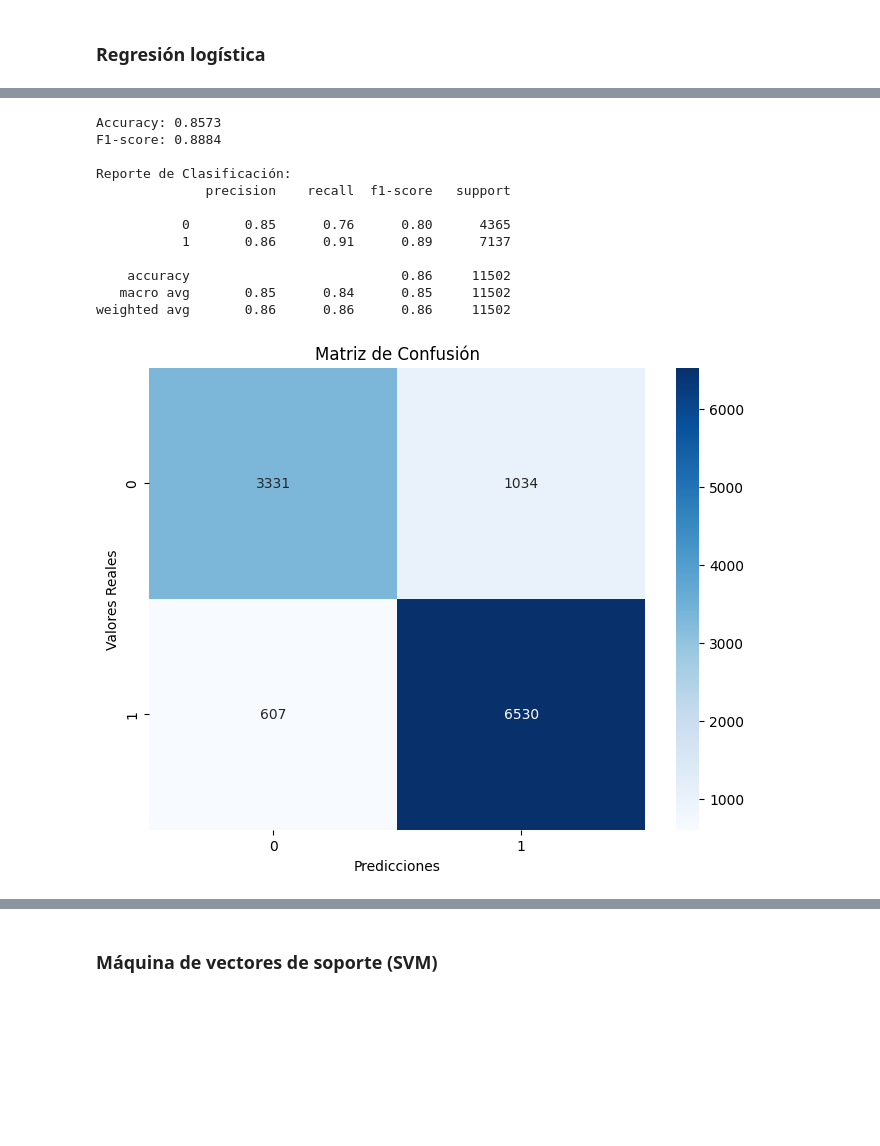
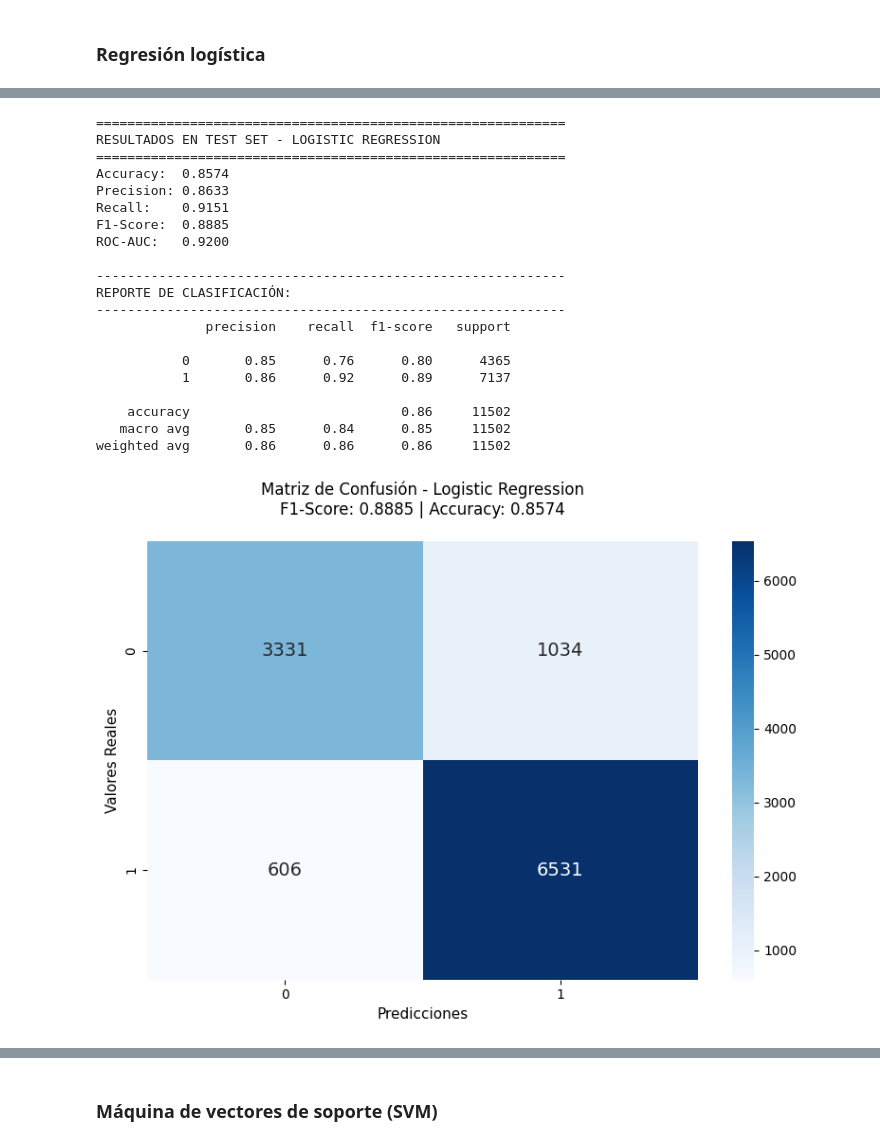
Before and after one commit to SofiaForni/aprendizaje_automatico_desertores, a Jupyter notebook: notebooks/modelos_target_binaria.ipynb, the cells around one changed output, grey strips where cells are left out. Cells and saved outputs as stored; diff of their text form; code cells hidden in the pictures; blank space fills up the shorter version.

```diff
--- a/notebooks/modelos_target_binaria.ipynb
+++ b/notebooks/modelos_target_binaria.ipynb
@@ -25,5 +51,11 @@ from sklearn.model_selection import GridSearchCV
+# %%
+data_path = '../data/base_procesada_binaria.csv'
+
+#Constants
+
+TARGET = 'target_binaria'
 # %%
-df_int_binario = pd.read_csv('../data/base_procesada_binaria.csv')
+df_int_binario = pd.read_csv(data_path)
 df_int_binario.head()
 # %% [output]
 |  | Estudios_máximos_antes_de_la_insc... | estado_civil | sexo | desplazado | Asistencia_diurna/nocturna | Cualificación_promedio_de_estudio... | ... |
@@ -35,8 +67,8 @@ df_int_binario.head()
 5 rows × 42 columns
 # %%
 # Separar features y target
-X = df_int_binario.drop('target_binaria', axis=1)
-y = df_int_binario['target_binaria']
+X = df_int_binario.drop(TARGET, axis=1)
+y = df_int_binario[TARGET]
 
 # Dividir en train y test
 X_train, X_test, y_train, y_test = train_test_split(
@@ -71,36 +133,26 @@ y_pred_proba = modelo_lr.predict_proba(X_test_scaled)
-# %%
-# Accuracy
-accuracy = accuracy_score(y_test, y_pred)
-print(f"Accuracy: {accuracy:.4f}")
-
-# calcular el F1-score
-f1 = f1_score(y_test, y_pred)
-print(f"F1-score: {f1:.4f}")
-
-# Reporte de clasificación
-print("\nReporte de Clasificación:")
-print(classification_report(y_test, y_pred))
-
-
-# Matriz de confusión
-plt.figure(figsize=(8, 6))
-cm = confusion_matrix(y_test, y_pred)
-sns.heatmap(cm, annot=True, fmt='d', cmap='Blues')
-plt.title('Matriz de Confusión')
-plt.ylabel('Valores Reales')
-plt.xlabel('Predicciones')
-plt.show()
-# %% [output]
-Accuracy: 0.8573
-F1-score: 0.8884
-
-Reporte de Clasificación:
-              precision    recall  f1-score   support
-
-           0       0.85      0.76      0.80      4365
-           1       0.86      0.91      0.89      7137
-
-    accuracy                           0.86     11502
-   macro avg       0.85      0.84      0.85     11502
-weighted avg       0.86      0.86      0.86     11502
-[figure, removed]
+# %%
+analyzer = ResultsAnalyzer()
+results_df = analyzer.evaluar_y_guardar_modelo(grid_search, X_test, y_test, y_pred, y_pred_proba,
+                          nombre_modelo="Logistic Regression")
+# %% [output]
+============================================================
+RESULTADOS EN TEST SET - LOGISTIC REGRESSION
+============================================================
+Accuracy:  0.8574
+Precision: 0.8633
+Recall:    0.9151
+F1-Score:  0.8885
+ROC-AUC:   0.9200
+
+------------------------------------------------------------
+REPORTE DE CLASIFICACIÓN:
+------------------------------------------------------------
+              precision    recall  f1-score   support
+
+           0       0.85      0.76      0.80      4365
+           1       0.86      0.92      0.89      7137
+
+    accuracy                           0.86     11502
+   macro avg       0.85      0.84      0.85     11502
+weighted avg       0.86      0.86      0.86     11502
+[figure, added]
```
Also changed, not shown: parts of 53 cells of this notebook, 2 other files.
